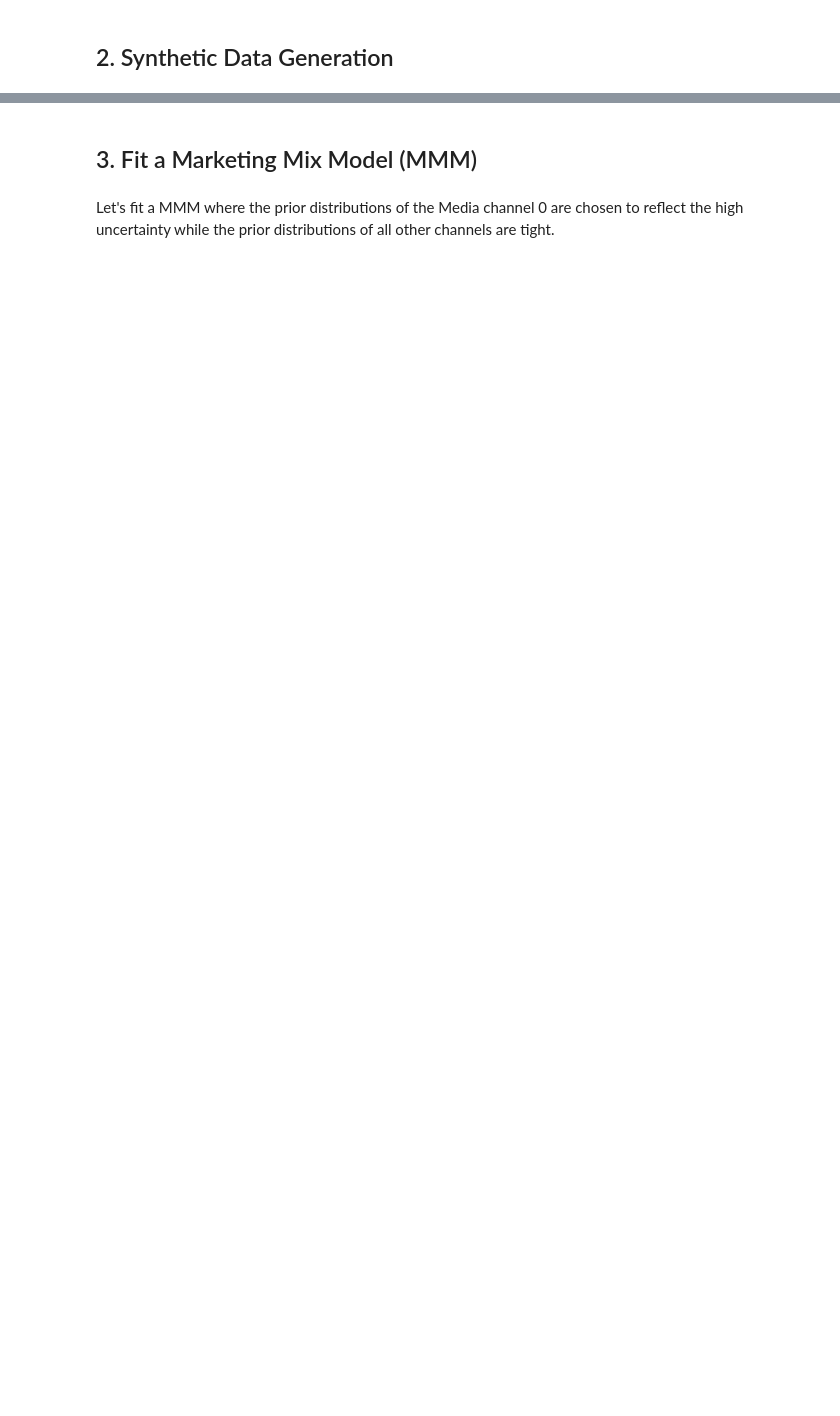
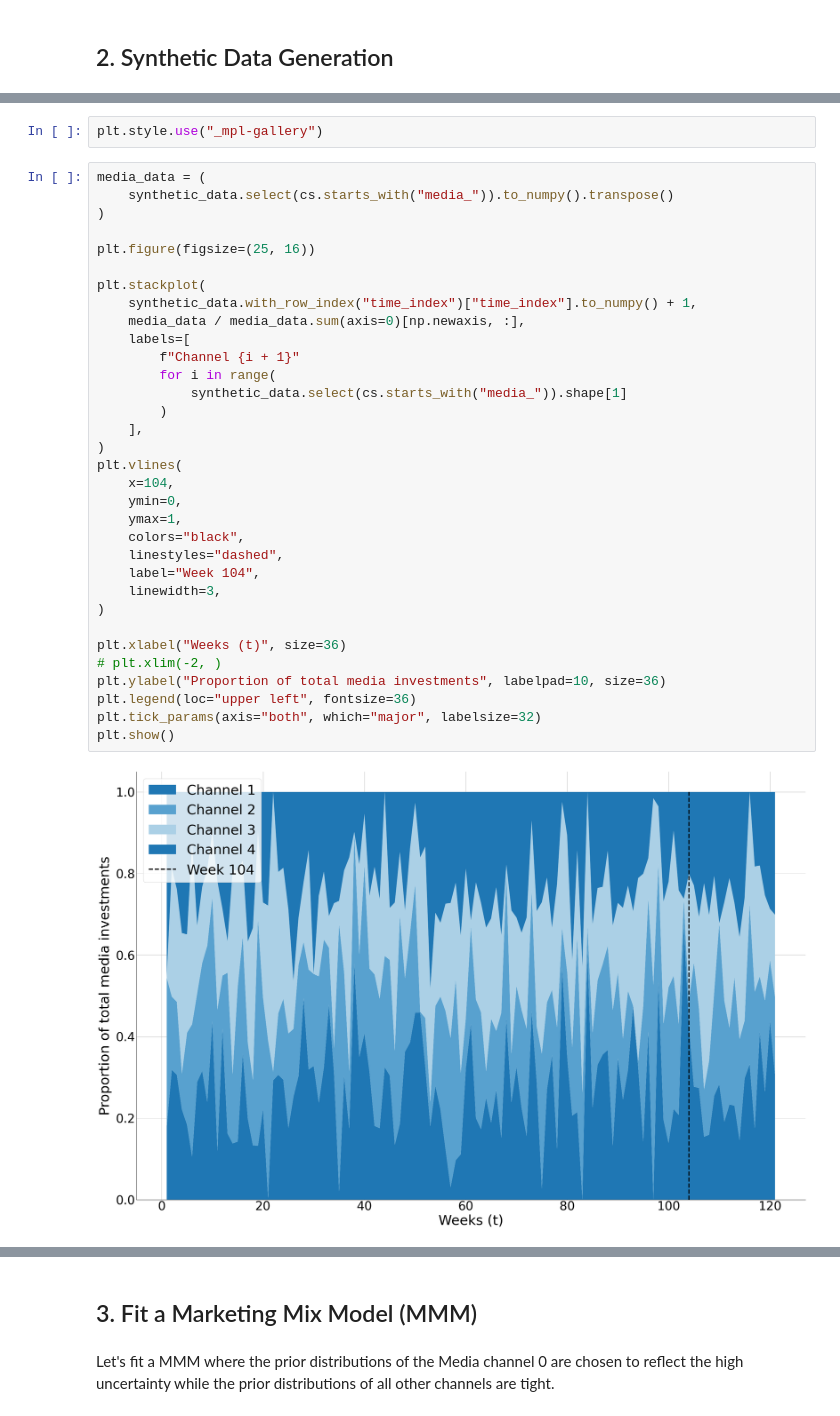
Before and after one commit to triluu03/bedmmm, a Jupyter notebook: experiment/one_uncertain_channel.ipynb, the cells around one changed output, grey strips where cells are left out. Saved outputs shown, nothing was run; the diff lists cells and outputs as text; blank space fills up the shorter version.

```diff
--- a/experiment/one_uncertain_channel.ipynb
+++ b/experiment/one_uncertain_channel.ipynb
@@ -113,0 +129,37 @@ plot_generated_data_on_response_curve(data, media_param_df)
+# %%
+plt.style.use("_mpl-gallery")
+# %%
+media_data = (
+    synthetic_data.select(cs.starts_with("media_")).to_numpy().transpose()
+)
+
+plt.figure(figsize=(25, 16))
+
+plt.stackplot(
+    synthetic_data.with_row_index("time_index")["time_index"].to_numpy() + 1,
+    media_data / media_data.sum(axis=0)[np.newaxis, :],
+    labels=[
+        f"Channel {i + 1}"
+        for i in range(
+            synthetic_data.select(cs.starts_with("media_")).shape[1]
+        )
+    ],
+)
+plt.vlines(
+    x=104,
+    ymin=0,
+    ymax=1,
+    colors="black",
+    linestyles="dashed",
+    label="Week 104",
+    linewidth=3,
+)
+
+plt.xlabel("Weeks (t)", size=36)
+# plt.xlim(-2, )
+plt.ylabel("Proportion of total media investments", labelpad=10, size=36)
+plt.legend(loc="upper left", fontsize=36)
+plt.tick_params(axis="both", which="major", labelsize=32)
+plt.show()
+# %% [output]
+[figure, added]
```
Also changed, not shown: parts of 27 cells of this notebook, 4 other files.
